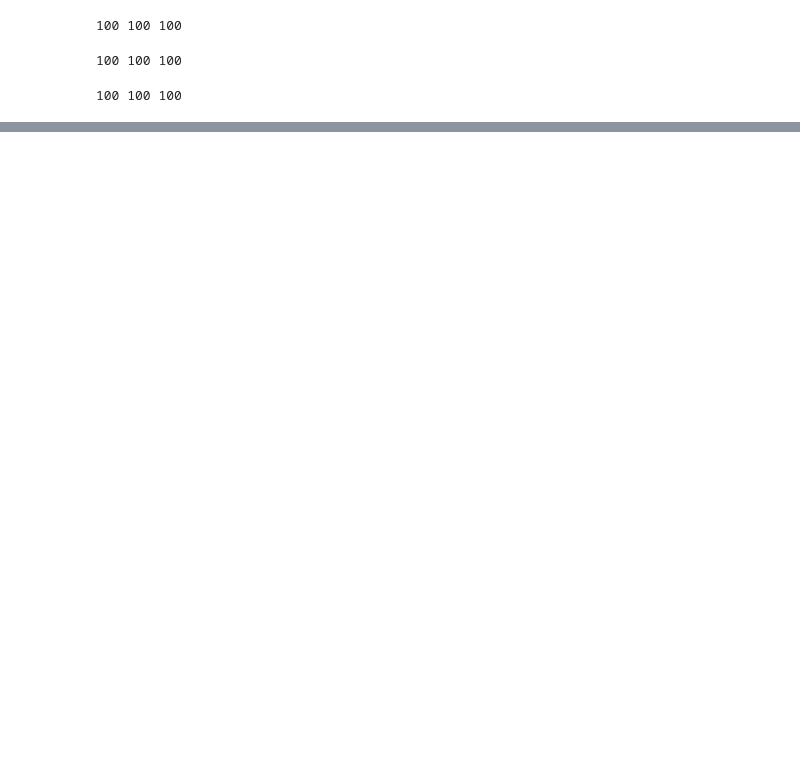
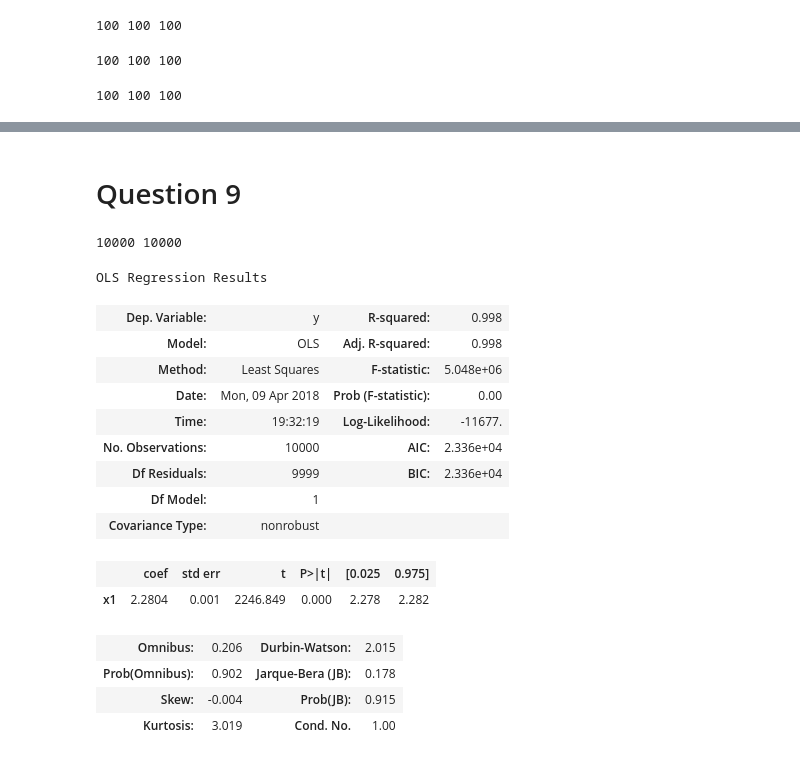
Before and after one commit to samueledet/Econometrics, a Jupyter notebook: Econometrics 8 and 9 (1).ipynb, the cells around one changed output, grey strips where cells are left out. Cells and saved outputs as stored; diff of their text form; code cells hidden in the pictures; blank space fills up the shorter version.

```diff
--- a/Econometrics 8 and 9 (1).ipynb
+++ b/Econometrics 8 and 9 (1).ipynb
@@ -138,0 +139,38 @@ pyplot.show()
+# %% [markdown]
+# Question 9
+# %%
+N,pi0,pi1,delta0,delta1=10000,1,2,1,2
+Xi=np.random.choice([1,2,3,4,5],10000)
+vi,ei=a,a   #vi and ei are standard normal distribution
+Si,Yi=[],[]
+for i in range(N):
+    si=pi0+pi1*Xi[i]+vi[i]
+    Si.append(si)
+    yi=delta0+delta1*Si[i]+np.log(Xi[i])+ei[i]    #we choose the logarithmic function as the non-linear function of choice.
+    Yi.append(yi)
+print(len(Si),len(Yi))
+# %% [output]
+10000 10000
+# %%
+#Question(9a)
+model = sm.OLS(Yi, Si).fit()
+predictions = model.predict(Si) # make the predictions by the model
+# Print out the statistics
+model.summary()
+# %% [output]
+OLS Regression Results
+| Dep. Variable: | y | R-squared: | 0.998 |
+| Model: | OLS | Adj. R-squared: | 0.998 |
+| Method: | Least Squares | F-statistic: | 5.048e+06 |
+| Date: | Mon, 09 Apr 2018 | Prob (F-statistic): | 0.00 |
+| Time: | 19:32:19 | Log-Likelihood: | -11677. |
+| No. Observations: | 10000 | AIC: | 2.336e+04 |
+| Df Residuals: | 9999 | BIC: | 2.336e+04 |
+| Df Model: | 1 |  |  |
+| Covariance Type: | nonrobust |  |  |
+|  | coef | std err | t | P>|t| | [0.025 | 0.975] |
+| x1 | 2.2804 | 0.001 | 2246.849 | 0.000 | 2.278 | 2.282 |
+| Omnibus: | 0.206 | Durbin-Watson: | 2.015 |
+| Prob(Omnibus): | 0.902 | Jarque-Bera (JB): | 0.178 |
+| Skew: | -0.004 | Prob(JB): | 0.915 |
+| Kurtosis: | 3.019 | Cond. No. | 1.00 |
```
Also changed, not shown: parts of 8 cells of this notebook.
